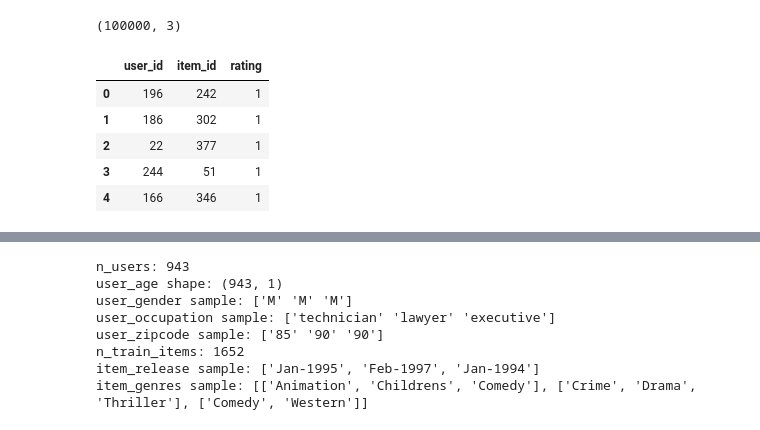
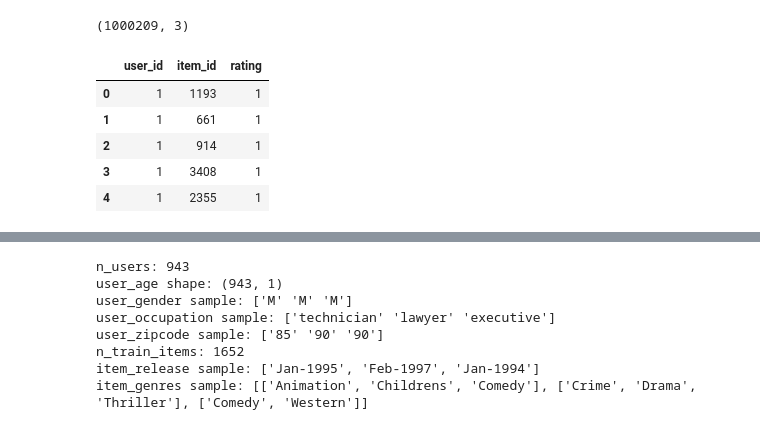
Before and after one commit to JoseWalterLima/kge-cold-start, a Jupyter notebook: notebooks/graphsage_v2/graphsagev2.ipynb, the cells around one changed output, grey strips where cells are left out. Drawn from its saved outputs; the diff is of its cells as text; code cells hidden in the pictures.

```diff
--- a/notebooks/graphsage_v2/graphsagev2.ipynb
+++ b/notebooks/graphsage_v2/graphsagev2.ipynb
@@ -24,22 +26,21 @@ PATH = "../../data/"
 # %%
 # Load user-item interaction data
 interaction_data = pd.read_csv(
-    PATH + 'ml-100k/u.data',
-    sep='\t',
-    encoding="latin1",
+    PATH + 'ml-1m/ratings.dat',
+    sep='::',
     names=['user_id', 'item_id', 'rating', 'timestamp']
     )[['user_id', 'item_id', 'rating']]
 interaction_data['rating'] = 1
 display(interaction_data.shape)
 interaction_data.head(5)
 # %% [output]
-(100000, 3)
+(1000209, 3)
 |  | user_id | item_id | rating |
-| 0 | 196 | 242 | 1 |
-| 1 | 186 | 302 | 1 |
-| 2 | 22 | 377 | 1 |
-| 3 | 244 | 51 | 1 |
-| 4 | 166 | 346 | 1 |
+| 0 | 1 | 1193 | 1 |
+| 1 | 1 | 661 | 1 |
+| 2 | 1 | 914 | 1 |
+| 3 | 1 | 3408 | 1 |
+| 4 | 1 | 2355 | 1 |
 # %%
 # Load test item IDs from the json file saved
 # previously from Knowledge Graph Method
```
Also changed, not shown: parts of 6 cells of this notebook, 1 other file.
